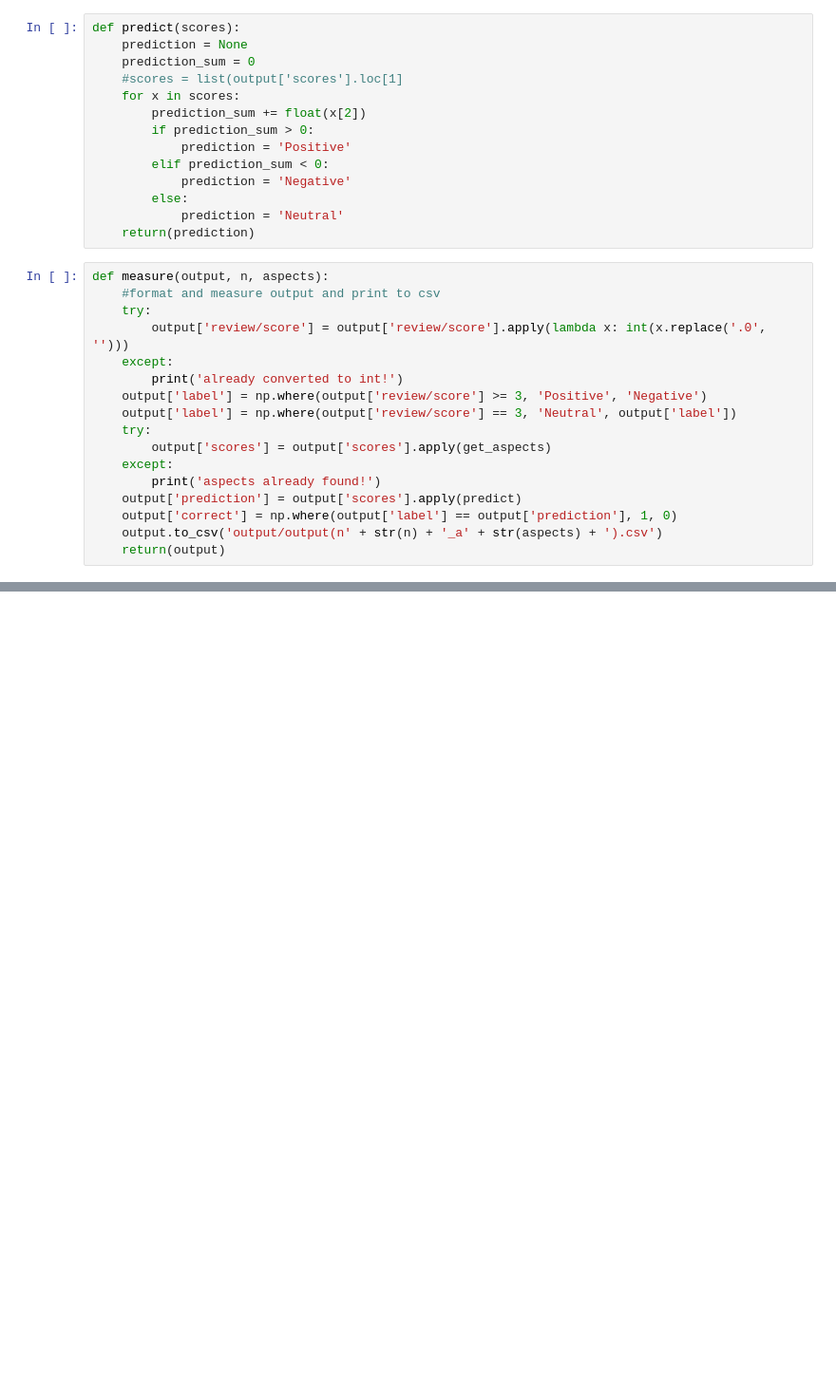
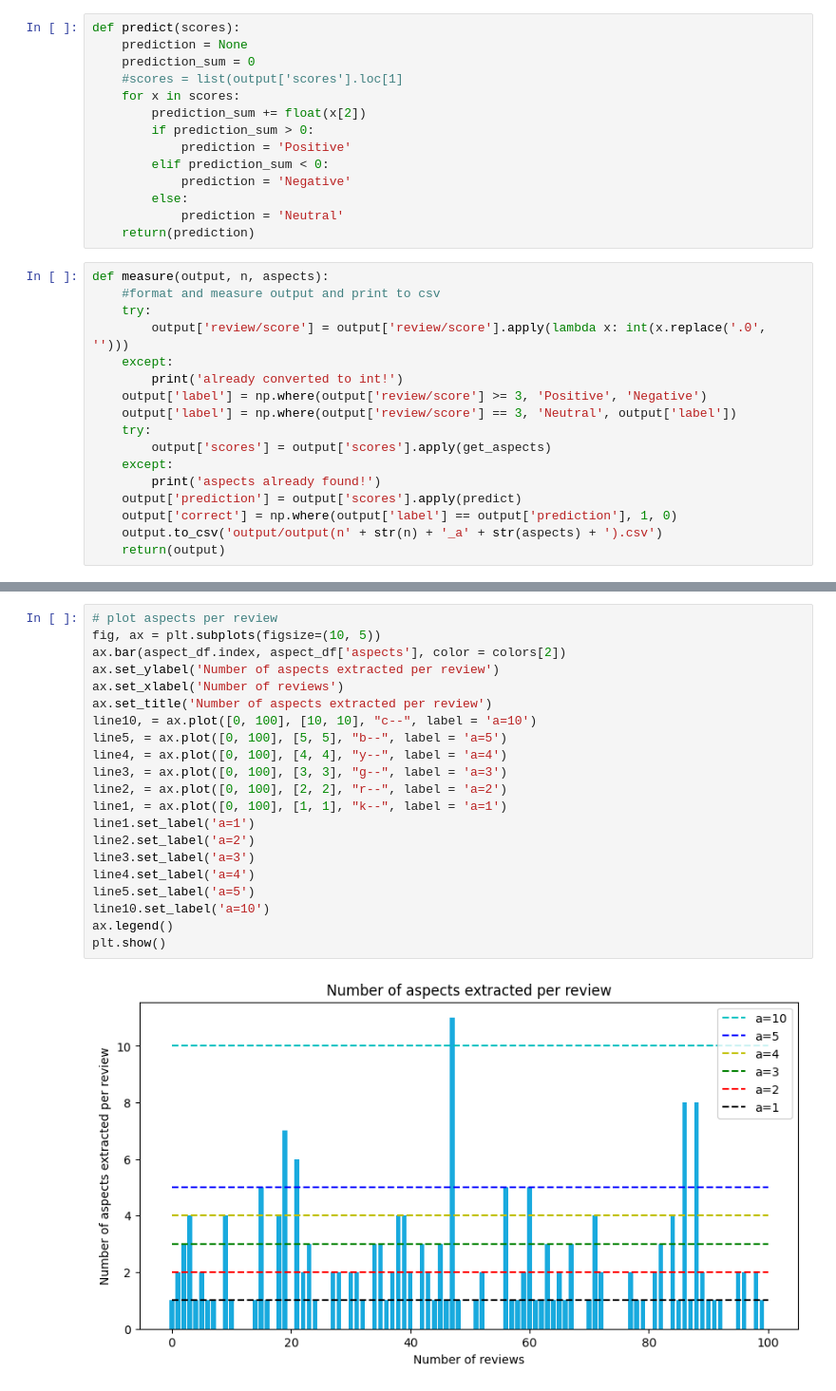
Before and after one commit to Krishamersma/cos802, a Jupyter notebook: amazon.ipynb, the cells around one changed output, grey strips where cells are left out. Shown at 95% size. Drawn from its saved outputs; the diff is of its cells as text; blank space fills up the shorter version.

```diff
--- a/amazon.ipynb
+++ b/amazon.ipynb
@@ -319,0 +376,23 @@ ax.set_title('Duration for different number of aspects')
+# %%
+# plot aspects per review
+fig, ax = plt.subplots(figsize=(10, 5))
+ax.bar(aspect_df.index, aspect_df['aspects'], color = colors[2])
+ax.set_ylabel('Number of aspects extracted per review')
+ax.set_xlabel('Number of reviews')
+ax.set_title('Number of aspects extracted per review')
+line10, = ax.plot([0, 100], [10, 10], "c--", label = 'a=10')
+line5, = ax.plot([0, 100], [5, 5], "b--", label = 'a=5')
+line4, = ax.plot([0, 100], [4, 4], "y--", label = 'a=4')
+line3, = ax.plot([0, 100], [3, 3], "g--", label = 'a=3')
+line2, = ax.plot([0, 100], [2, 2], "r--", label = 'a=2')
+line1, = ax.plot([0, 100], [1, 1], "k--", label = 'a=1')
+line1.set_label('a=1')
+line2.set_label('a=2')
+line3.set_label('a=3')
+line4.set_label('a=4')
+line5.set_label('a=5')
+line10.set_label('a=10')
+ax.legend()
+plt.show()
+# %% [output]
+[figure, added]
```
Also changed, not shown: parts of 10 cells of this notebook.
